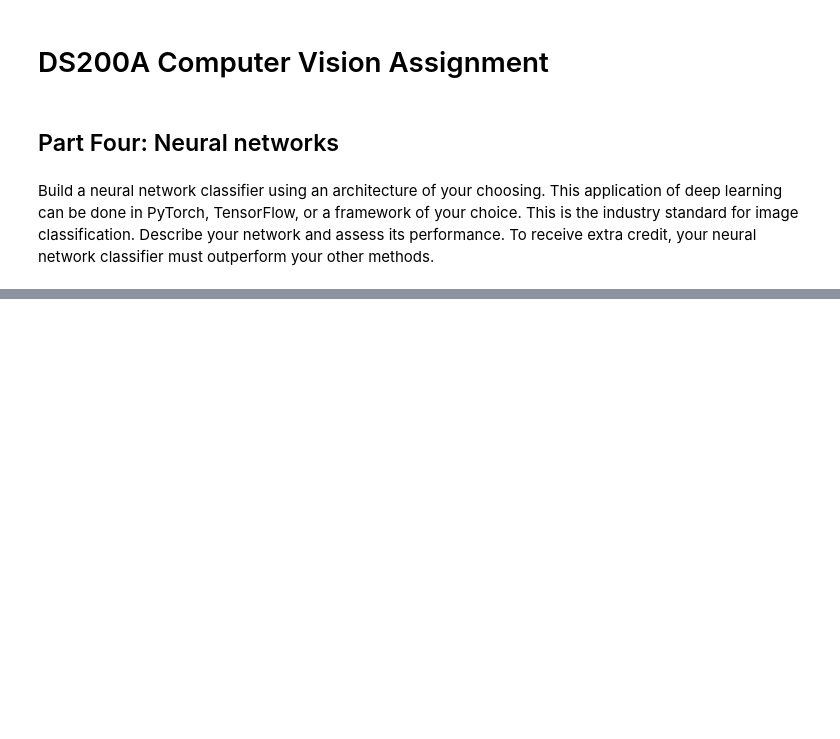
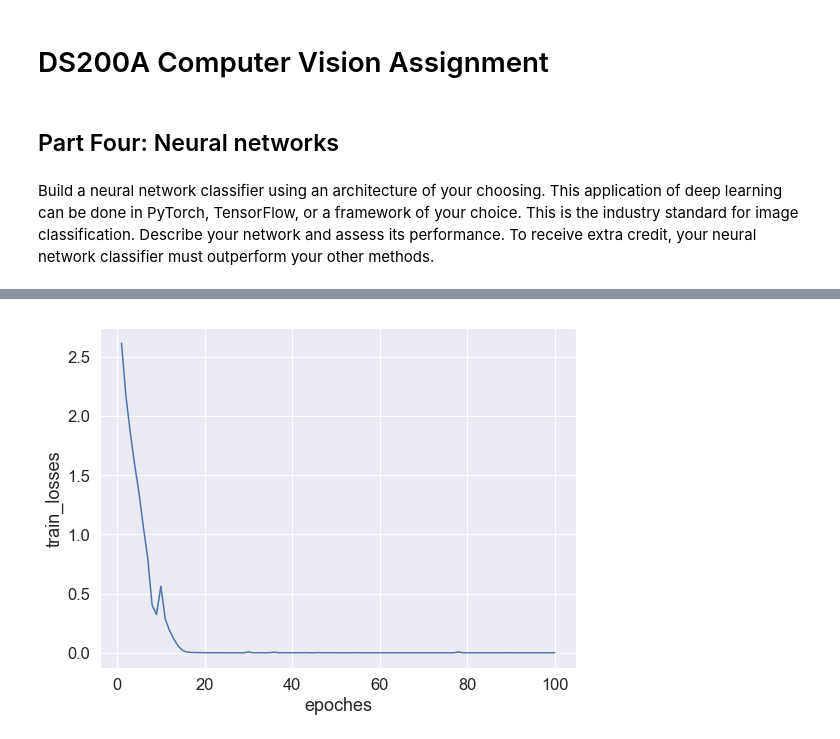
Before and after one commit to LinjianMa/DS100-final-project, a Jupyter notebook: GradProject_NB4.ipynb, the cells around one changed output, grey strips where cells are left out. Cells and saved outputs as stored; diff of their text form; code cells hidden in the pictures; blank space fills up the shorter version.

```diff
--- a/GradProject_NB4.ipynb
+++ b/GradProject_NB4.ipynb
@@ -197,14 +200,14 @@ def accuracy(model, dataset_loader):#, args):
         total_correct += np.sum(predicted_class == target_class)
     return total_correct / len(dataset_loader.dataset)
 # %%
-model = QAlexNet(num_classes=20)
+model = QAlexNet(num_classes=num_classes)
 criterion = nn.CrossEntropyLoss()
 # %%
 data_gen = inf_generator(train_loader)
 batches_per_epoch = len(train_loader)
 
 lr_fn = learning_rate_with_decay(
-    0.01,
+    lr,
     batch_size,
     batch_denom=128,
     batches_per_epoch=batches_per_epoch,
@@ -214,20 +217,18 @@ lr_fn = learning_rate_with_decay(
 
 optimizer = torch.optim.SGD(
     model.parameters(),
-    lr=0.01,
-    momentum=0.9,
-    weight_decay=1e-4)
+    lr=lr,
+    momentum=momentum,
+    weight_decay=weight_decay)
 # %%
 epoch = 0
 iterations = 0
 epoches, train_losses, val_accuracies = [], [], []
-
 train_loss = 0.0
 
 print(f'Numer of batches per epoch: {batches_per_epoch}')
 while iterations < (100 * batches_per_epoch):
 
-    print(f'Iteration number: {iterations}')
     iterations += 1
 
     for param_group in optimizer.param_groups:
@@ -235,9 +236,6 @@ while iterations < (100 * batches_per_epoch):
 
     optimizer.zero_grad()
     x, y = data_gen.__next__()
-#     if args.gpu:
-#         x = x.cuda()
-#         y = y.cuda()
     logits = model(x)
     loss = criterion(logits, y)
     train_loss += loss
@@ -258,6 +256,6 @@ while iterations < (100 * batches_per_epoch):
                     val_acc, train_acc,
                     train_loss))
         epoches.append(epoch)
-        train_losses.append(train_loss)
+        train_losses.append(train_loss.data.item())
         val_accuracies.append(val_acc)
         train_loss = 0.
@@ -263,0 +280,6 @@ while iterations < (100 * batches_per_epoch):
+# %%
+results = pd.DataFrame({
+    "epoches": epoches,
+    "train_losses": train_losses,
+    "val_accuracies": val_accuracies})
+results.head()
@@ -263,0 +293,15 @@ while iterations < (100 * batches_per_epoch):
+# %%
+import seaborn as sns
+import os
+sns.set(font_scale=1.5)
+try:
+    os.stat("NB4_graph")
+except:
+    os.mkdir("NB4_graph")
+
+plt.figure(figsize=(8, 6))
+sns.lineplot(x="epoches", y="train_losses", data=results)
+plt.tight_layout()
+plt.savefig("NB4_graph/"+'trainloss'+".pdf")
+# %% [output]
+[figure, added]
```
Also changed, not shown: parts of 19 cells of this notebook, 2 other files.
